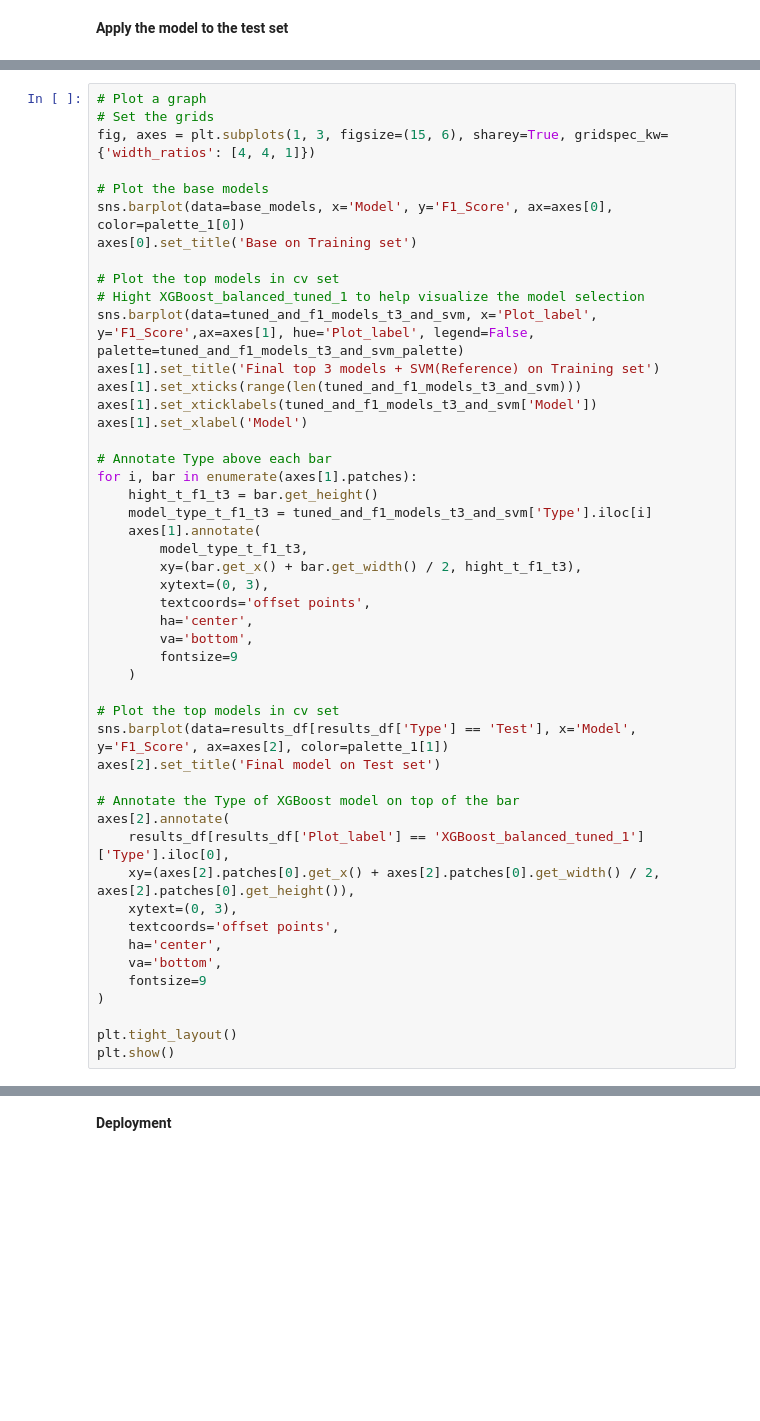
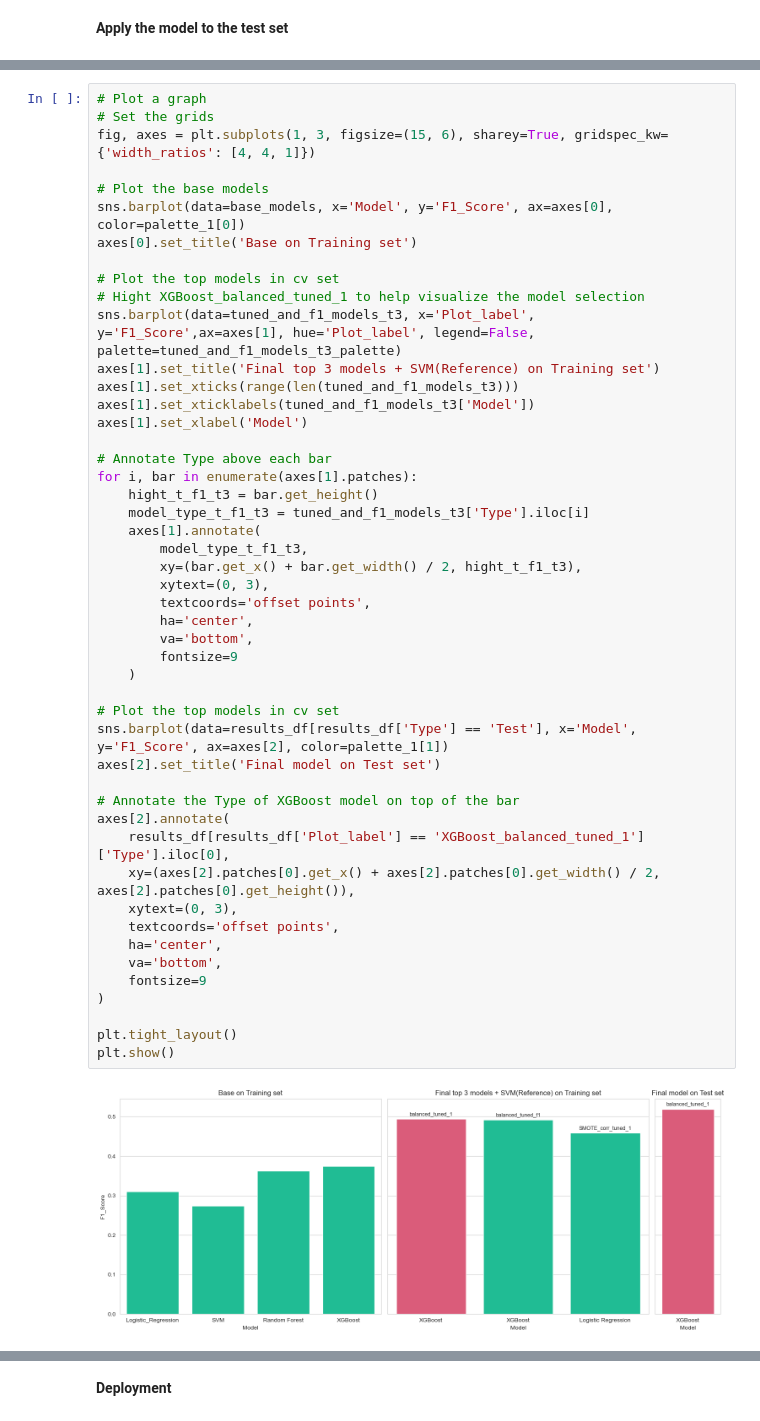
Before and after one commit to Itaru2018/bankmarketing_jupyter, a Jupyter notebook: Bank_Marketing.ipynb, the cells around one changed output, grey strips where cells are left out. Saved outputs shown, nothing was run; the diff lists cells and outputs as text; blank space fills up the shorter version.

```diff
--- a/Bank_Marketing.ipynb
+++ b/Bank_Marketing.ipynb
@@ -2493,43 +2779,45 @@ axes[0].set_title('Base on Training set')
 
 # Plot the top models in cv set
 # Hight XGBoost_balanced_tuned_1 to help visualize the model selection
-sns.barplot(data=tuned_and_f1_models_t3_and_svm, x='Plot_label', y='F1_Score',ax=axes[1], hue='Plot_label', legend=False, palette=tuned_and_f1_models_t3_and_svm_palette)
+sns.barplot(data=tuned_and_f1_models_t3, x='Plot_label', y='F1_Score',ax=axes[1], hue='Plot_label', legend=False, palette=tuned_and_f1_models_t3_palette)
 axes[1].set_title('Final top 3 models + SVM(Reference) on Training set')
-axes[1].set_xticks(range(len(tuned_and_f1_models_t3_and_svm)))
-axes[1].set_xticklabels(tuned_and_f1_models_t3_and_svm['Model'])
+axes[1].set_xticks(range(len(tuned_and_f1_models_t3)))
+axes[1].set_xticklabels(tuned_and_f1_models_t3['Model'])
 axes[1].set_xlabel('Model')
 
 # Annotate Type above each bar
 for i, bar in enumerate(axes[1].patches):
     hight_t_f1_t3 = bar.get_height()
-    model_type_t_f1_t3 = tuned_and_f1_models_t3_and_svm['Type'].iloc[i]
+    model_type_t_f1_t3 = tuned_and_f1_models_t3['Type'].iloc[i]
     axes[1].annotate(
         model_type_t_f1_t3,
         xy=(bar.get_x() + bar.get_width() / 2, hight_t_f1_t3),
         xytext=(0, 3),
         textcoords='offset points',
         ha='center',
         va='bottom',
         fontsize=9
     )
 
 # Plot the top models in cv set
 sns.barplot(data=results_df[results_df['Type'] == 'Test'], x='Model', y='F1_Score', ax=axes[2], color=palette_1[1])
 axes[2].set_title('Final model on Test set')
 
 # Annotate the Type of XGBoost model on top of the bar
 axes[2].annotate(
     results_df[results_df['Plot_label'] == 'XGBoost_balanced_tuned_1']['Type'].iloc[0],
     xy=(axes[2].patches[0].get_x() + axes[2].patches[0].get_width() / 2, axes[2].patches[0].get_height()),
     xytext=(0, 3),
     textcoords='offset points',
     ha='center',
     va='bottom',
     fontsize=9
 )
 
 plt.tight_layout()
 plt.show()
+# %% [output]
+[figure, added]
 # %% [markdown]
 **Conclusion and Test Set Performance**
 
```
Also changed, not shown: parts of 66 cells of this notebook, 6 other files.
